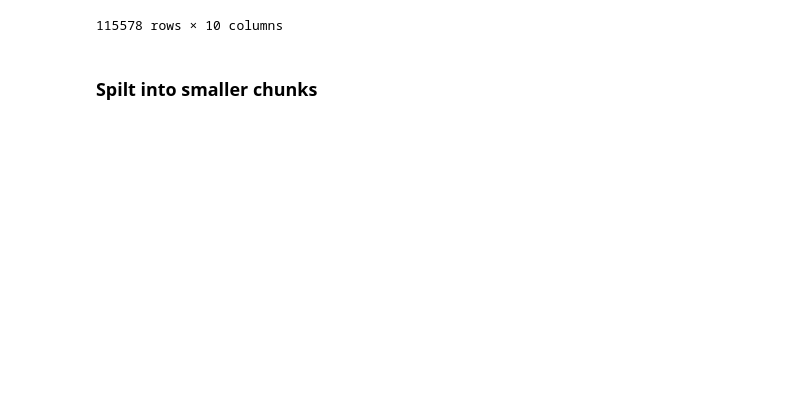
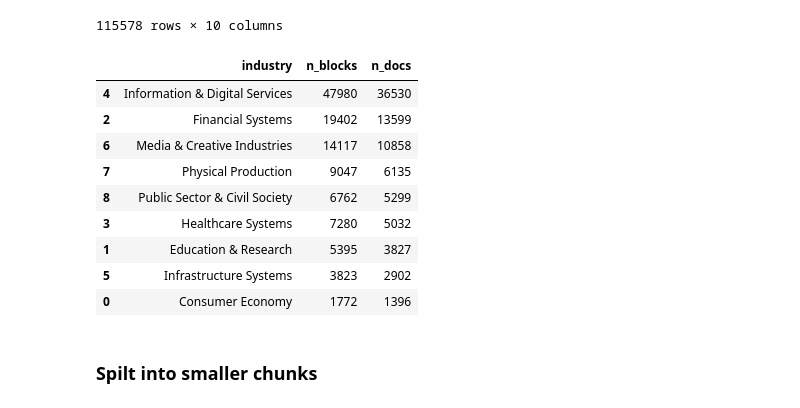
Before and after one commit to Yoki-SyZhang/NLP-How-AI-Impact-Industry, a Jupyter notebook: notebooks/02_Topic_Modeling.ipynb, the cells around one changed output. Drawn from its saved outputs; the diff is of its cells as text; code cells hidden in the pictures; blank space fills up the shorter version.

```diff
--- a/notebooks/02_Topic_Modeling.ipynb
+++ b/notebooks/02_Topic_Modeling.ipynb
@@ -1578,6 +1578,23 @@ df_blk_valid
 | 115576 | 148899 | 0_0_0 | https://www.storyboard18.com/digi... | 2025-10-28 | ₹12,000 cr on mute: OpenAI’s Gene... | ₹12,000 cr on mute: OpenAI’s Gene... | 1472 | 7 | 0.844302 | ... |
 | 115577 | 148899 | 0_1_0 | https://www.storyboard18.com/digi... | 2025-10-28 | ₹12,000 cr on mute: OpenAI’s Gene... | The creative advantageAkshay Math... | 4222 | 7 | 0.890341 | ... |
 115578 rows × 10 columns
+# %%
+industry_distribution = df_blk_valid.groupby("industry").agg(
+    n_blocks=("block_text", "size"),
+    n_docs=("doc_id", "nunique")
+).reset_index().sort_values("n_docs", ascending=False)
+show_full(industry_distribution)
+# %% [output]
+|  | industry | n_blocks | n_docs |
+| 4 | Information & Digital Services | 47980 | 36530 |
+| 2 | Financial Systems | 19402 | 13599 |
+| 6 | Media & Creative Industries | 14117 | 10858 |
+| 7 | Physical Production | 9047 | 6135 |
+| 8 | Public Sector & Civil Society | 6762 | 5299 |
+| 3 | Healthcare Systems | 7280 | 5032 |
+| 1 | Education & Research | 5395 | 3827 |
+| 5 | Infrastructure Systems | 3823 | 2902 |
+| 0 | Consumer Economy | 1772 | 1396 |
 # %% [markdown]
 ### Spilt into smaller chunks
 # %%
```
Also changed, not shown: 7 other files.
